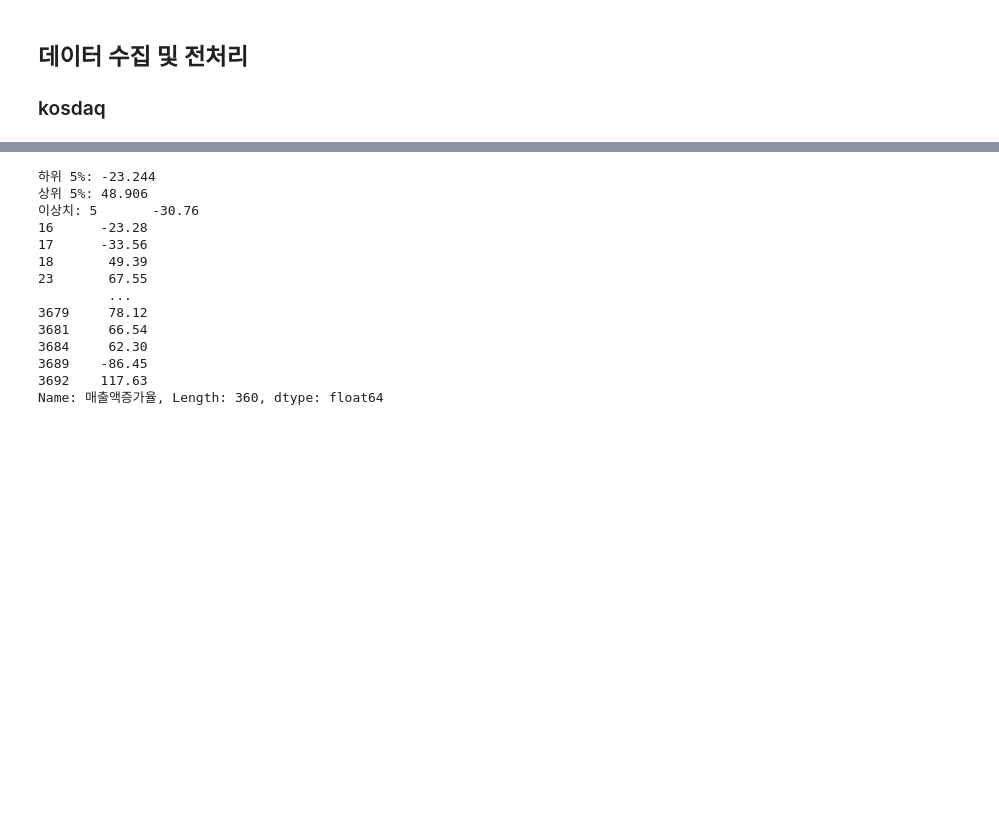
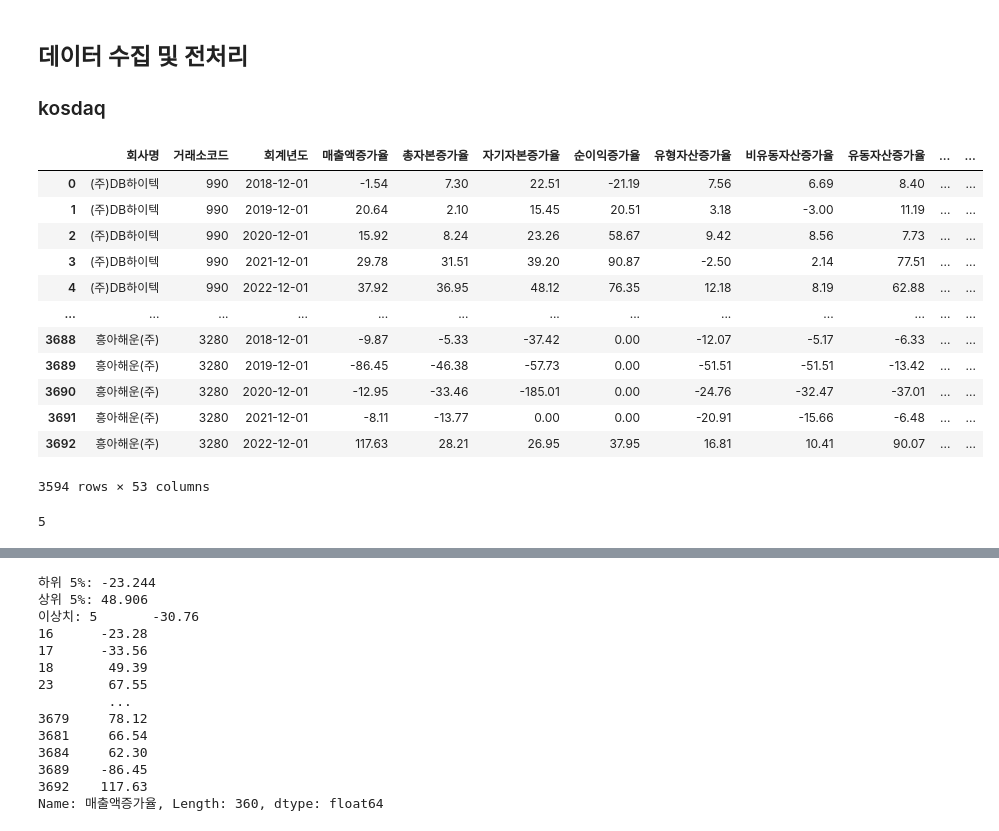
Before and after one commit to BDooHyun/ubion_python_class_01, a Jupyter notebook: 공모전/코드공유찐막파일.ipynb, the cells around one changed output, grey strips where cells are left out. Saved outputs shown, nothing was run; the diff lists cells and outputs as text; code cells hidden in the pictures; blank space fills up the shorter version.

```diff
--- a/공모전/코드공유찐막파일.ipynb
+++ b/공모전/코드공유찐막파일.ipynb
@@ -238,6 +238,26 @@ kospi.dropna(subset=["매출액증가율"], inplace = True)
 kospi['상장일'] = pd.to_datetime(kospi['상장일'])
 kospi['회계년도'] = pd.to_datetime(kospi['회계년도'], format='%Y/%m')
 kospi = kospi.loc[kospi['회계년도'] >= kospi['상장일']]
+# %%
+kospi
+# %% [output]
+|  | 회사명 | 거래소코드 | 회계년도 | 매출액증가율 | 총자본증가율 | 자기자본증가율 | 순이익증가율 | 유형자산증가율 | 비유동자산증가율 | 유동자산증가율 | ... | ... |
+| 0 | (주)DB하이텍 | 990 | 2018-12-01 | -1.54 | 7.30 | 22.51 | -21.19 | 7.56 | 6.69 | 8.40 | ... | ... |
+| 1 | (주)DB하이텍 | 990 | 2019-12-01 | 20.64 | 2.10 | 15.45 | 20.51 | 3.18 | -3.00 | 11.19 | ... | ... |
+| 2 | (주)DB하이텍 | 990 | 2020-12-01 | 15.92 | 8.24 | 23.26 | 58.67 | 9.42 | 8.56 | 7.73 | ... | ... |
+| 3 | (주)DB하이텍 | 990 | 2021-12-01 | 29.78 | 31.51 | 39.20 | 90.87 | -2.50 | 2.14 | 77.51 | ... | ... |
+| 4 | (주)DB하이텍 | 990 | 2022-12-01 | 37.92 | 36.95 | 48.12 | 76.35 | 12.18 | 8.19 | 62.88 | ... | ... |
+| ... | ... | ... | ... | ... | ... | ... | ... | ... | ... | ... | ... | ... |
+| 3688 | 흥아해운(주) | 3280 | 2018-12-01 | -9.87 | -5.33 | -37.42 | 0.00 | -12.07 | -5.17 | -6.33 | ... | ... |
+| 3689 | 흥아해운(주) | 3280 | 2019-12-01 | -86.45 | -46.38 | -57.73 | 0.00 | -51.51 | -51.51 | -13.42 | ... | ... |
+| 3690 | 흥아해운(주) | 3280 | 2020-12-01 | -12.95 | -33.46 | -185.01 | 0.00 | -24.76 | -32.47 | -37.01 | ... | ... |
+| 3691 | 흥아해운(주) | 3280 | 2021-12-01 | -8.11 | -13.77 | 0.00 | 0.00 | -20.91 | -15.66 | -6.48 | ... | ... |
+| 3692 | 흥아해운(주) | 3280 | 2022-12-01 | 117.63 | 28.21 | 26.95 | 37.95 | 16.81 | 10.41 | 90.07 | ... | ... |
+3594 rows × 53 columns
+# %%
+len(kospi[kospi['거래소코드'] > 900000])
+# %% [output]
+5
 # %%
 ## kospi 외국계 기업 종목코드 제거
 kospi = kospi[kospi['거래소코드'] < 900000]
```
Also changed, not shown: parts of 2 cells of this notebook, 6 other files.
